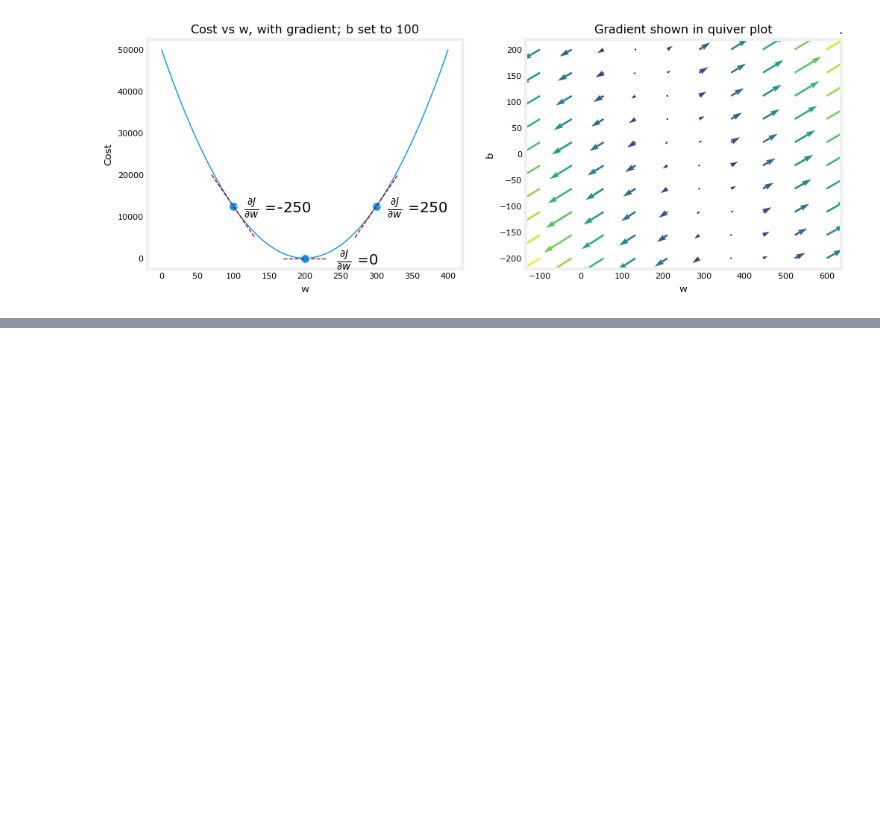
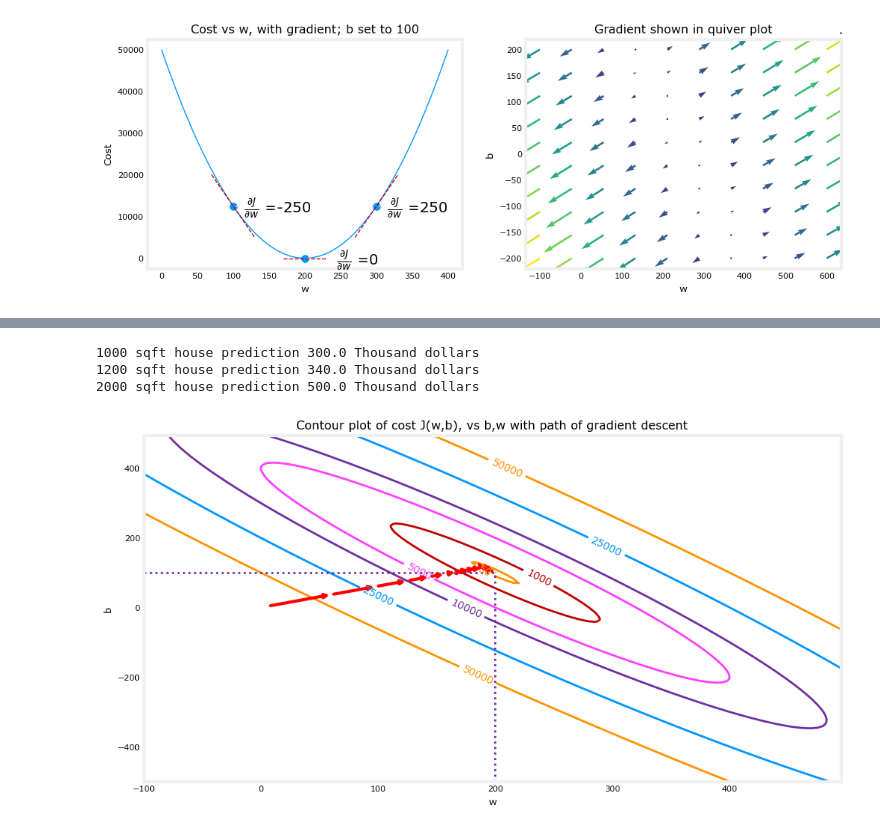
Before and after one commit to Aeircee/machine-learning, a Jupyter notebook: C1-Supervised-ML/01-Python-and-Jupyter-Notebooks/C1_W1_Lab04_Gradient_Descent_Soln.ipynb, the cells around one changed output, grey strips where cells are left out. Cells and saved outputs as stored; diff of their text form; code cells hidden in the pictures; blank space fills up the shorter version.

```diff
--- a/C1-Supervised-ML/01-Python-and-Jupyter-Notebooks/C1_W1_Lab04_Gradient_Descent_Soln.ipynb
+++ b/C1-Supervised-ML/01-Python-and-Jupyter-Notebooks/C1_W1_Lab04_Gradient_Descent_Soln.ipynb
@@ -69,0 +136,13 @@ shape(y_train) = (2,)
+# %%
+print(f"1000 sqft house prediction {w_final*1.0 + b_final:0.1f} Thousand dollars")
+print(f"1200 sqft house prediction {w_final*1.2 + b_final:0.1f} Thousand dollars")
+print(f"2000 sqft house prediction {w_final*2.0 + b_final:0.1f} Thousand dollars")
+# %% [output]
+1000 sqft house prediction 300.0 Thousand dollars
+1200 sqft house prediction 340.0 Thousand dollars
+2000 sqft house prediction 500.0 Thousand dollars
+# %%
+fig, ax = plt.subplots(1,1, figsize=(12, 6))
+plt_contour_wgrad(x_train, y_train, p_hist, ax)
+# %% [output]
+[figure, added]
```
Also changed, not shown: parts of 7 cells of this notebook, 1 other file.
